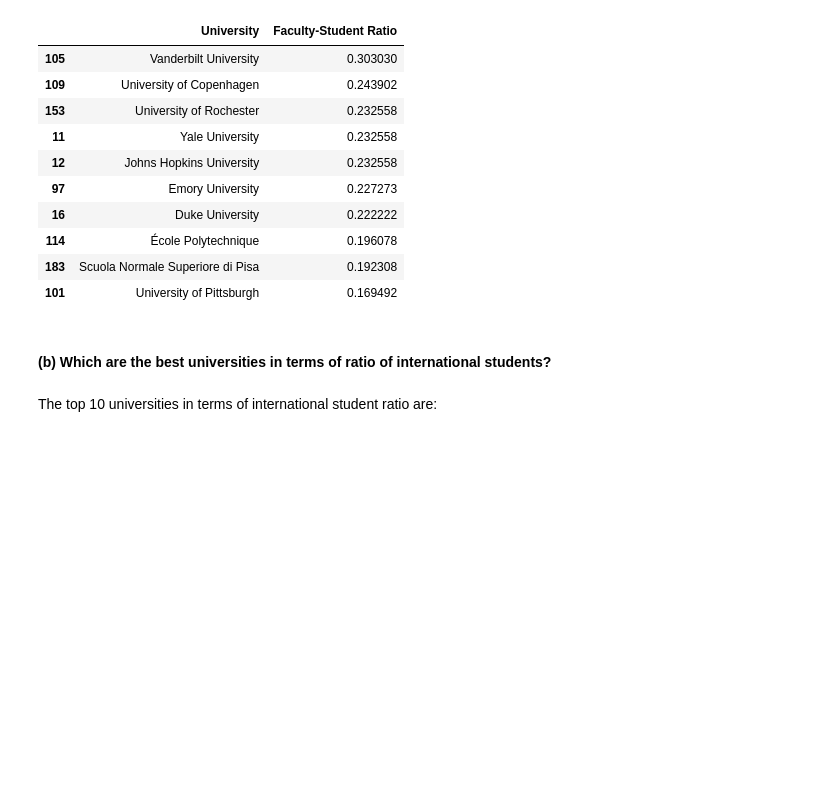
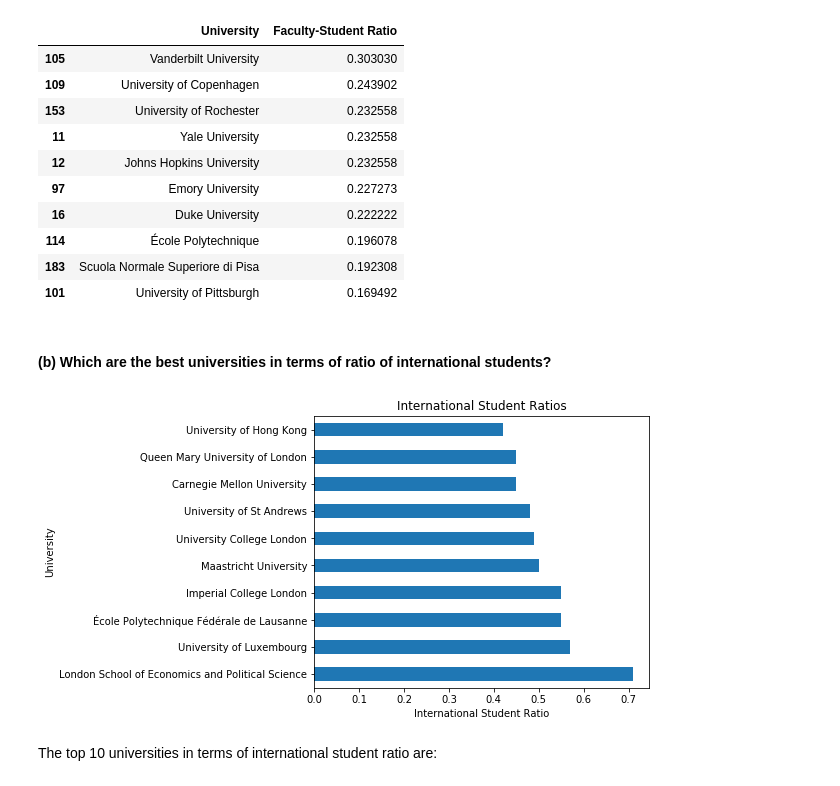
Before and after one commit to GauravPasari/ADA_Group_Tota_Pasari_Prelot, a Jupyter notebook: Homework2.ipynb, the cells around one changed output. Drawn from its saved outputs; the diff is of its cells as text; code cells hidden in the pictures; blank space fills up the shorter version.

```diff
--- a/Homework2.ipynb
+++ b/Homework2.ipynb
@@ -356,7 +376,14 @@ top_10_fs_ratios
 # %%
 # Sort the international student ratios by ascending order
 inter_ratio = ratios_THE.sort_values('International Student Ratio', ascending=False)
 top_10_inter_ratio = inter_ratio[['University', 'International Student Ratio']].head(n=10)
+
+# Plot the ratios on a bar chart
+ax = top_10_inter_ratio.plot(x='University', y='International Student Ratio', kind='barh', figsize=(6,5), title='International Student Ratios', legend=False)
+ax.set_xlabel('International Student Ratio')
+plt.show()
+# %% [output]
+[figure, added]
 # %% [markdown]
 The top 10 universities in terms of international student ratio are:
 # %%
```
Also changed, not shown: parts of 6 cells of this notebook.
